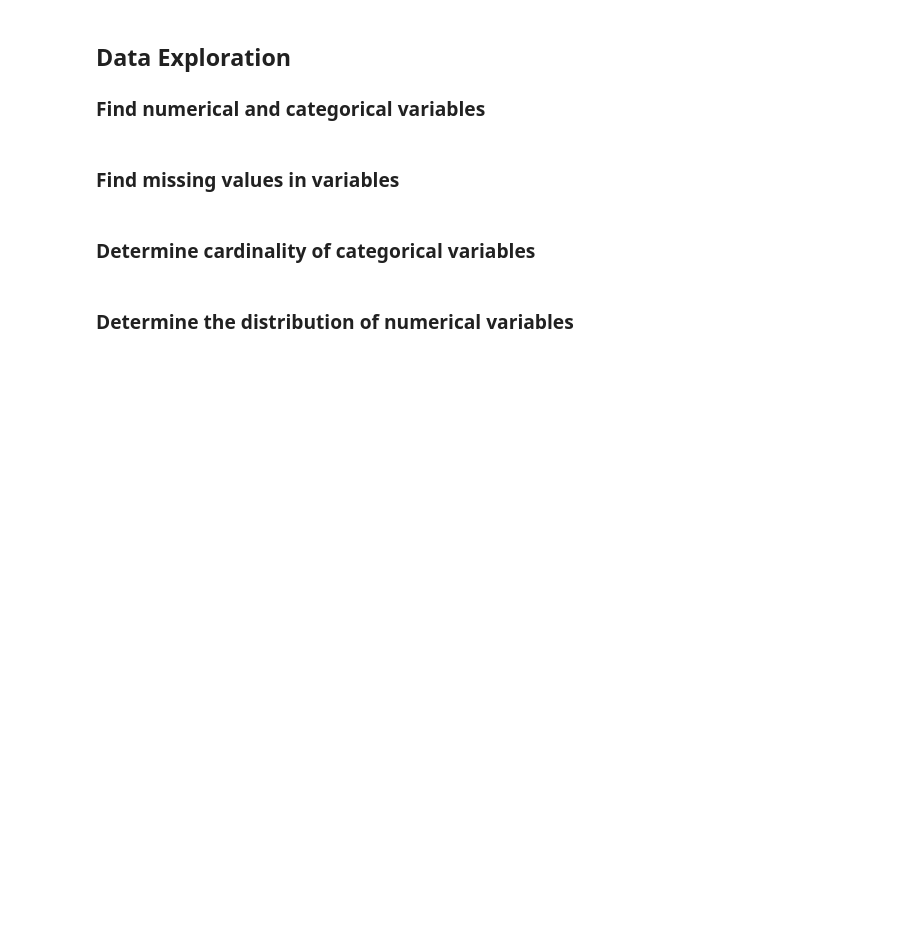
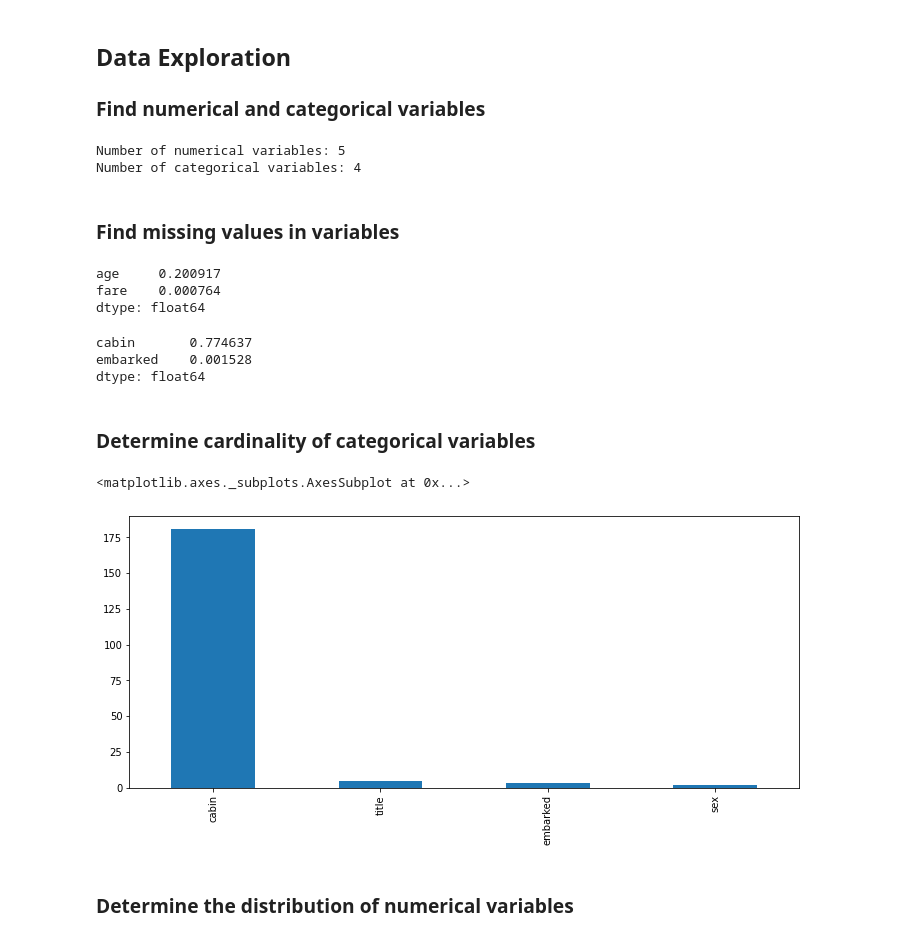
Before and after one commit to trainindata/deploying-machine-learning-models, a Jupyter notebook: section-04-research-and-development/titanic-assignment/01-predicting-survival-titanic-assignement.ipynb, the cells around one changed output. Cells and saved outputs as stored; diff of their text form; code cells hidden in the pictures; blank space fills up the shorter version.

```diff
--- a/section-04-research-and-development/titanic-assignment/01-predicting-survival-titanic-assignement.ipynb
+++ b/section-04-research-and-development/titanic-assignment/01-predicting-survival-titanic-assignement.ipynb
@@ -116,9 +118,13 @@ target = 'survived'
 # %%
-vars_num = # fill your code here
+target = 'survived'
 
-vars_cat = # fill your code here
+vars_cat = [var for var in data.columns if data[var].dtypes == "O"]
+vars_num = [var for var in data.columns if data[var].dtypes != "O" and var != target]
 
 print('Number of numerical variables: {}'.format(len(vars_num)))
 print('Number of categorical variables: {}'.format(len(vars_cat)))
+# %% [output]
+Number of numerical variables: 5
+Number of categorical variables: 4
 # %% [markdown]
 ### Find missing values in variables
@@ -129,4 +131,38 @@ print('Number of categorical variables: {}'.format(len(vars_cat)))
+# %%
+# first in numerical variables
+
+vars_with_na = [
+    var for var in vars_num
+    if data[var].isnull().sum() > 0
+]
+
+# print percentage of missing values per variable
+data[vars_with_na].isnull().mean()
+# %% [output]
+age     0.200917
+fare    0.000764
+dtype: float64
+# %%
+# now in categorical variables
+
+vars_cat_with_na = [
+    var for var in vars_cat
+    if data[var].isnull().sum() > 0
+]
+
+# print percentage of missing values per variable
+data[vars_cat_with_na ].isnull().mean().sort_values(ascending=False)
+# %% [output]
+cabin       0.774637
+embarked    0.001528
+dtype: float64
 # %% [markdown]
 ### Determine cardinality of categorical variables
+# %%
+## Lets check the cardinality of categorical variables
+data[vars_cat].nunique().sort_values(ascending=False).plot.bar(figsize=(12,5))
+# %% [output]
+<matplotlib.axes._subplots.AxesSubplot at 0x...>
+[figure, added]
 # %% [markdown]
 ### Determine the distribution of numerical variables
```
Also changed, not shown: parts of 21 cells of this notebook, 13 other files.
